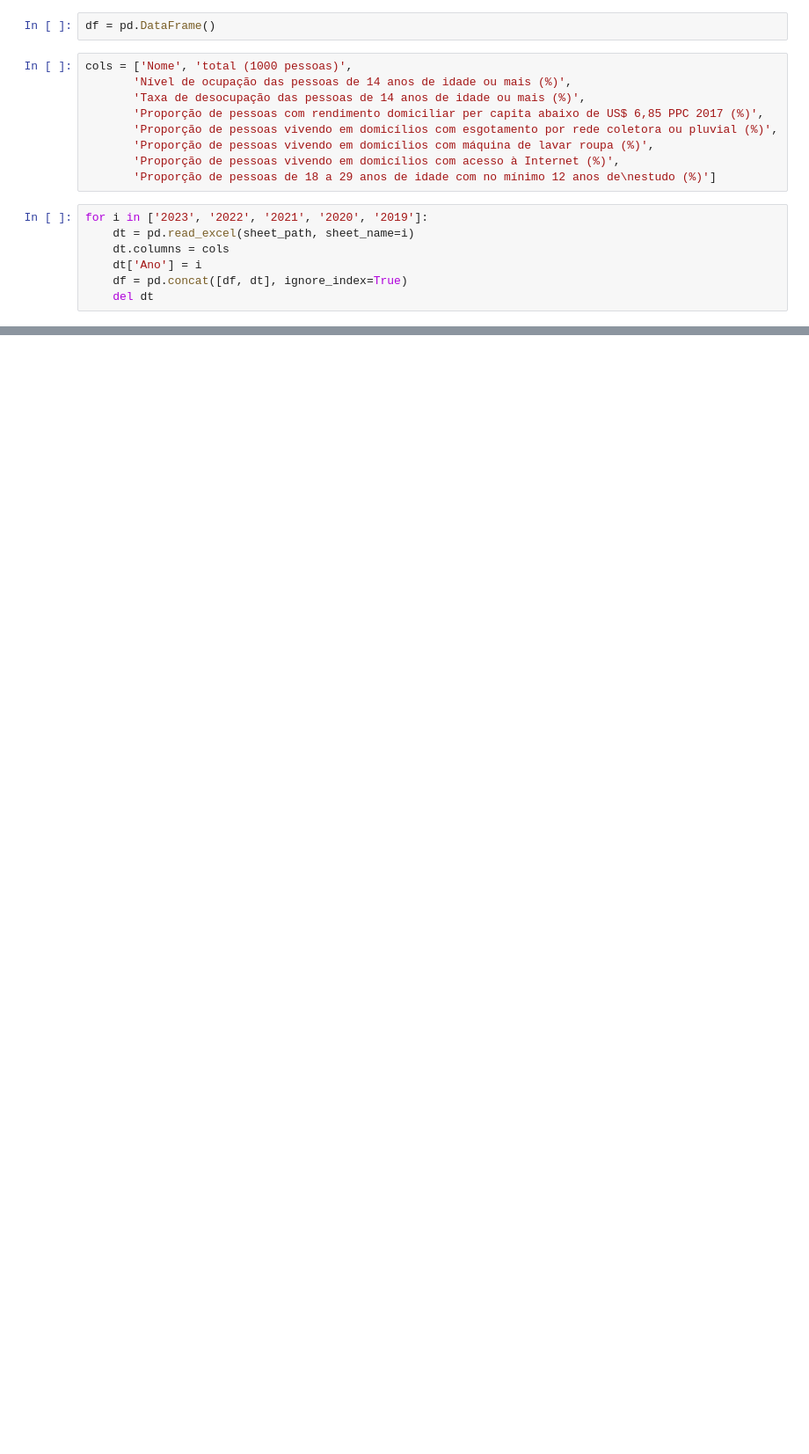
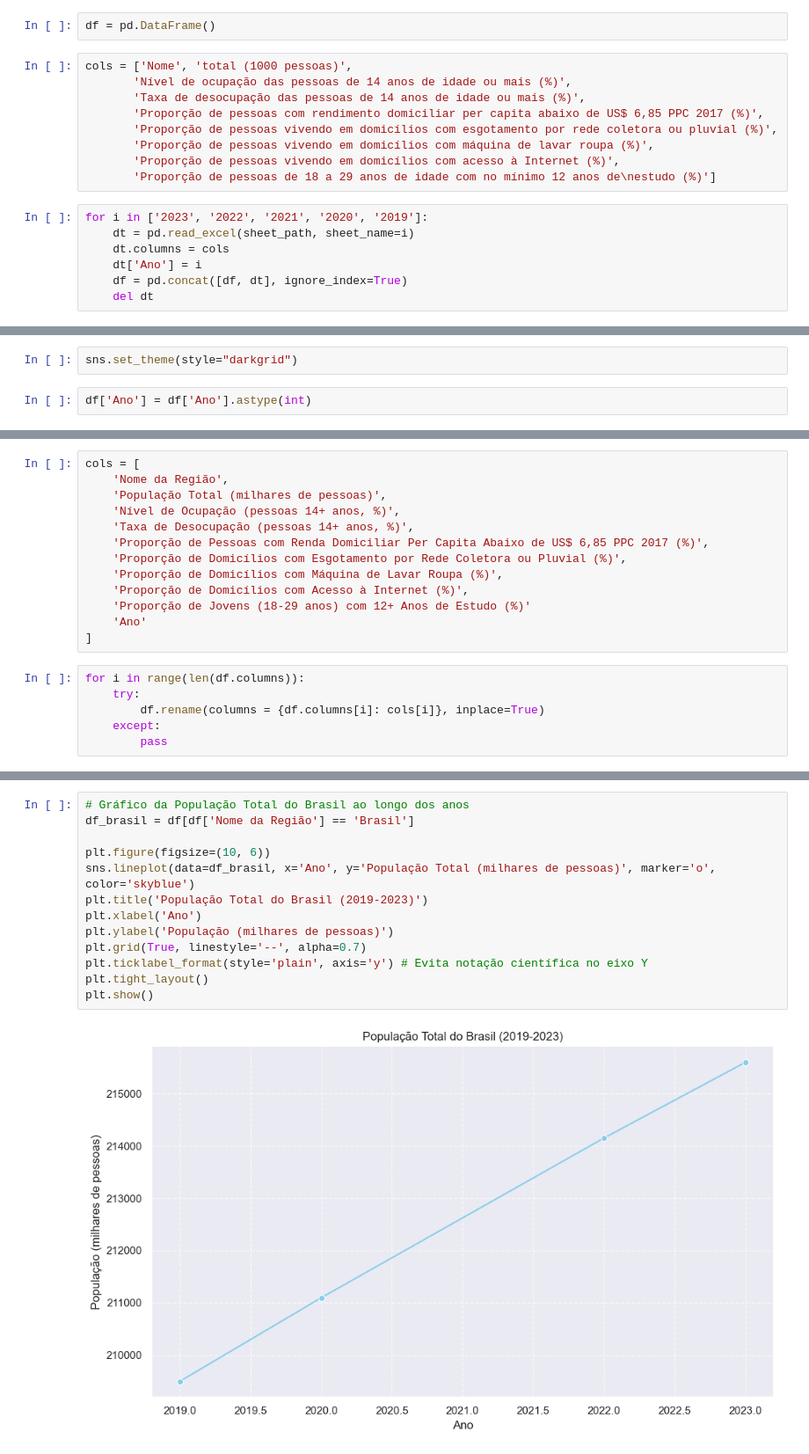
Before and after one commit to LucasMDeLucca/AV3, a Jupyter notebook: av3_preco.ipynb, the cells around one changed output, grey strips where cells are left out. Shown at 88% size. Drawn from its saved outputs; the diff is of its cells as text; blank space fills up the shorter version.

```diff
--- a/av3_preco.ipynb
+++ b/av3_preco.ipynb
@@ -43,0 +44,4 @@ df
+# %%
+sns.set_theme(style="darkgrid")
+# %%
+df['Ano'] = df['Ano'].astype(int)
@@ -43,0 +51,19 @@ df
+# %%
+cols = [
+    'Nome da Região',
+    'População Total (milhares de pessoas)',
+    'Nível de Ocupação (pessoas 14+ anos, %)',
+    'Taxa de Desocupação (pessoas 14+ anos, %)',
+    'Proporção de Pessoas com Renda Domiciliar Per Capita Abaixo de US$ 6,85 PPC 2017 (%)',
+    'Proporção de Domicílios com Esgotamento por Rede Coletora ou Pluvial (%)',
+    'Proporção de Domicílios com Máquina de Lavar Roupa (%)',
+    'Proporção de Domicílios com Acesso à Internet (%)',
+    'Proporção de Jovens (18-29 anos) com 12+ Anos de Estudo (%)'
+    'Ano'
+]
+# %%
+for i in range(len(df.columns)):
+    try:
+        df.rename(columns = {df.columns[i]: cols[i]}, inplace=True)
+    except:
+        pass
@@ -44 +72,16 @@ df
+# %%
+# Gráfico da População Total do Brasil ao longo dos anos
+df_brasil = df[df['Nome da Região'] == 'Brasil']
+
+plt.figure(figsize=(10, 6))
+sns.lineplot(data=df_brasil, x='Ano', y='População Total (milhares de pessoas)', marker='o', color='skyblue')
+plt.title('População Total do Brasil (2019-2023)')
+plt.xlabel('Ano')
+plt.ylabel('População (milhares de pessoas)')
+plt.grid(True, linestyle='--', alpha=0.7)
+plt.ticklabel_format(style='plain', axis='y') # Evita notação científica no eixo Y
+plt.tight_layout()
+plt.show()
+# %% [output]
+[figure, added]
 # %%
```
Also changed, not shown: parts of 17 cells of this notebook.
